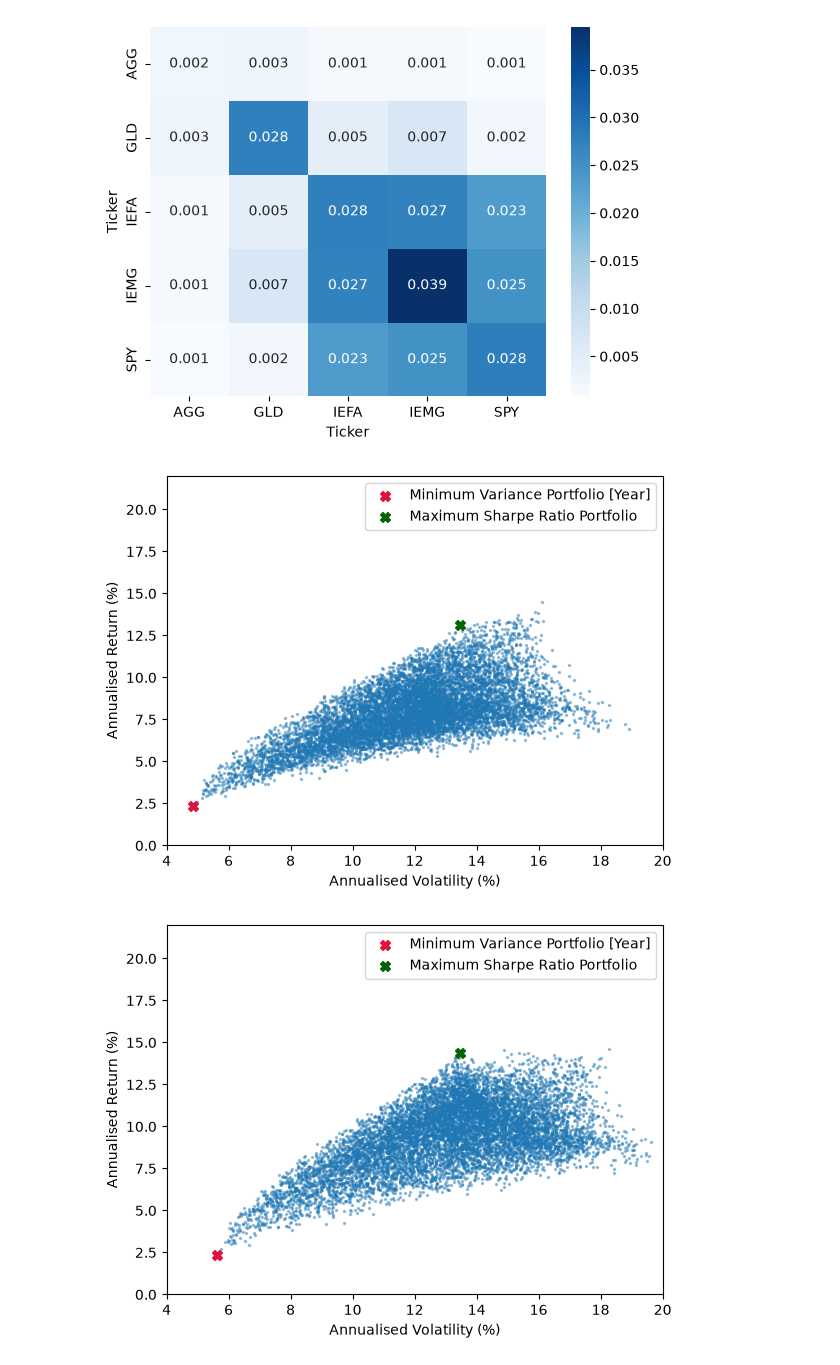
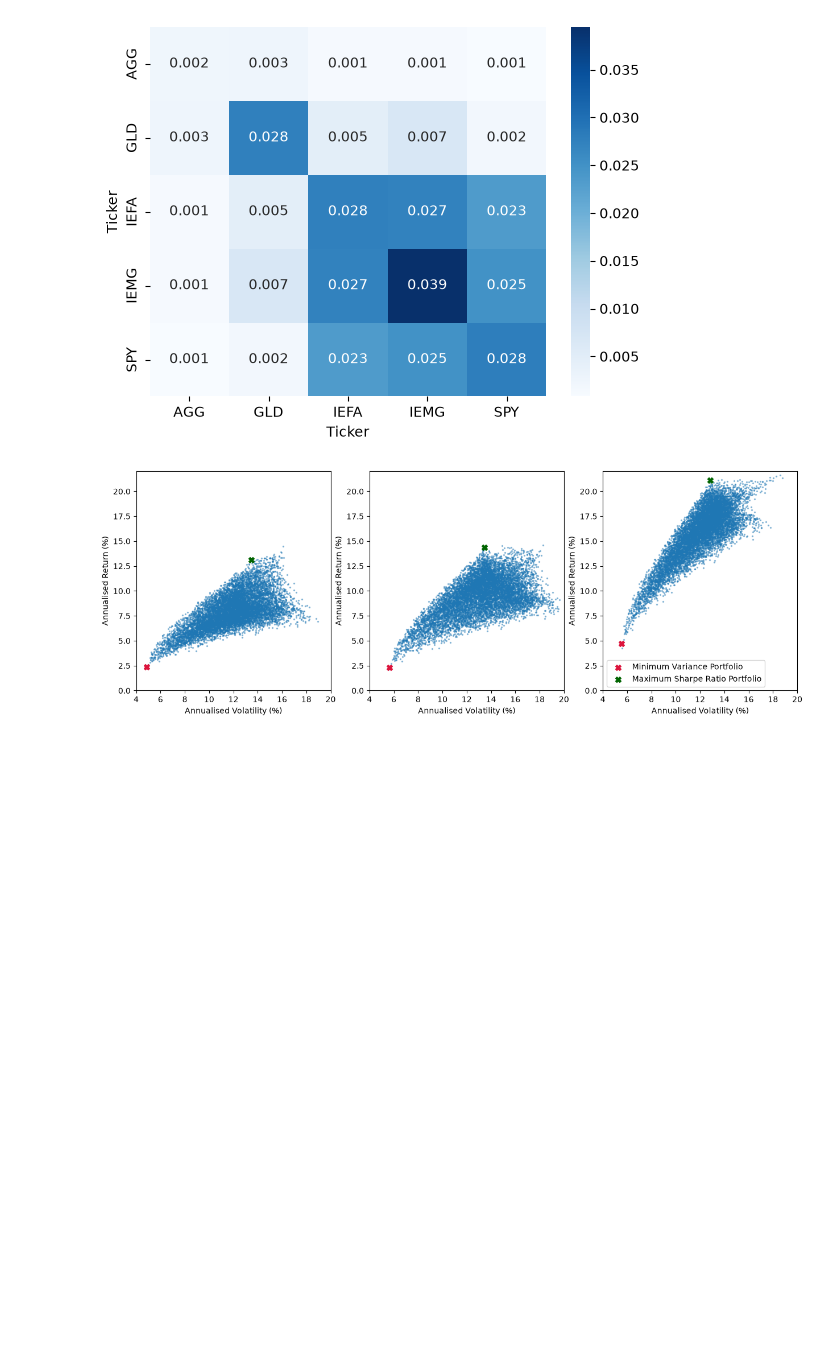
Before and after one commit to ThijsvdLeemkolk/quant-finance, a Jupyter notebook: notebooks/00_1_convergence.ipynb, the cells around one changed output. Drawn from its saved outputs; the diff is of its cells as text; code cells hidden in the pictures; blank space fills up the shorter version.

Commit message:
Add graphs in a single figure

```diff
--- a/notebooks/00_1_convergence.ipynb
+++ b/notebooks/00_1_convergence.ipynb
@@ -59,16 +59,19 @@ wmv_volatility = {year: np.sqrt(wmv[year].x.T @ cov_matrix[year] @ wmv[year].x)
 wms_return = {year: wms[year].x.T @ mean_returns[year] for year in datasets}
 wms_volatility = {year: np.sqrt(wms[year].x.T @ cov_matrix[year] @ wms[year].x) for year in datasets}
 # %%
-for year in portfolio_returns:
+plt.figure(figsize=(15, 5))
+
+for i, year in enumerate(datasets, start = 1):
+    plt.subplot(1, 3, i)
     plt.scatter(portfolio_volatility[year] * 100, portfolio_returns[year] * 100, s=2, alpha=0.4)
     plt.scatter(wmv_volatility[year] * 100, wmv_return[year] * 100, s=50, c='crimson', marker='X', label='Minimum Variance Portfolio')
     plt.scatter(wms_volatility[year] * 100, wms_return[year] * 100, s=50, c='darkgreen', marker='X', label='Maximum Sharpe Ratio Portfolio')
-    plt.legend()
     plt.xlim(4, 20)
     plt.ylim(0, 22)
     plt.xlabel('Annualised Volatility (%)')
     plt.ylabel('Annualised Return (%)')
-    plt.show()
+
+plt.legend()
+plt.show()
 # %% [output]
-[figure, old version]
+[figure, new version]
-[figure, removed]
```
Also changed, not shown: parts of 1 cell of this notebook.
